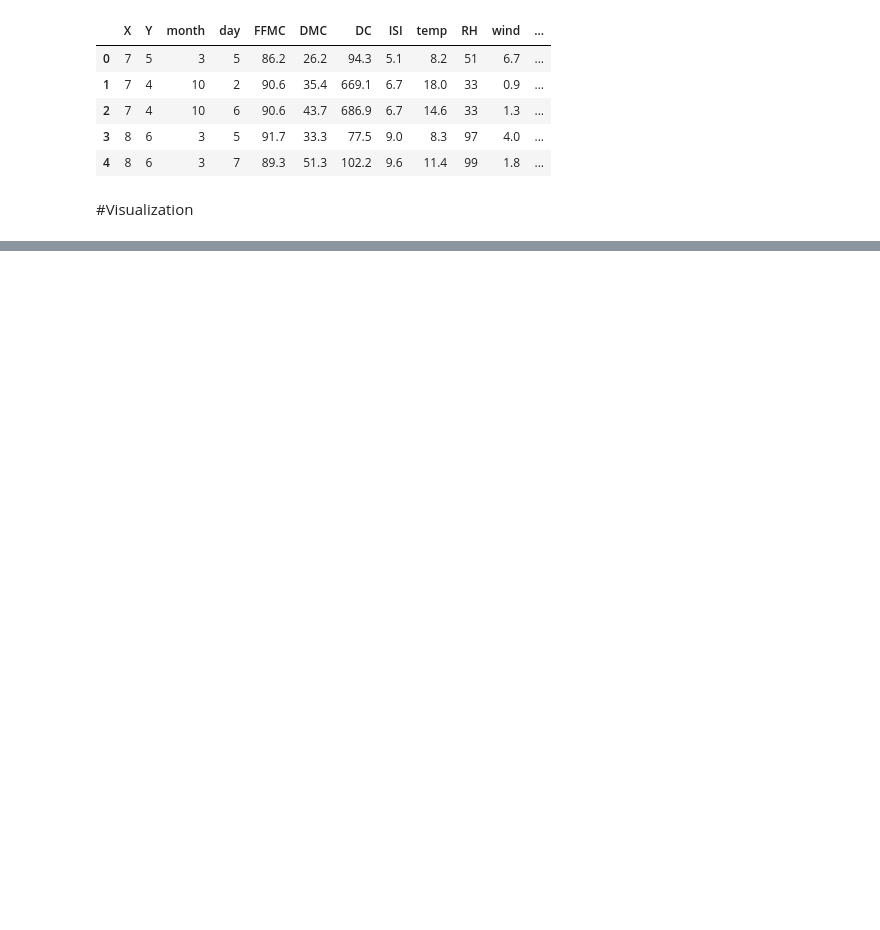
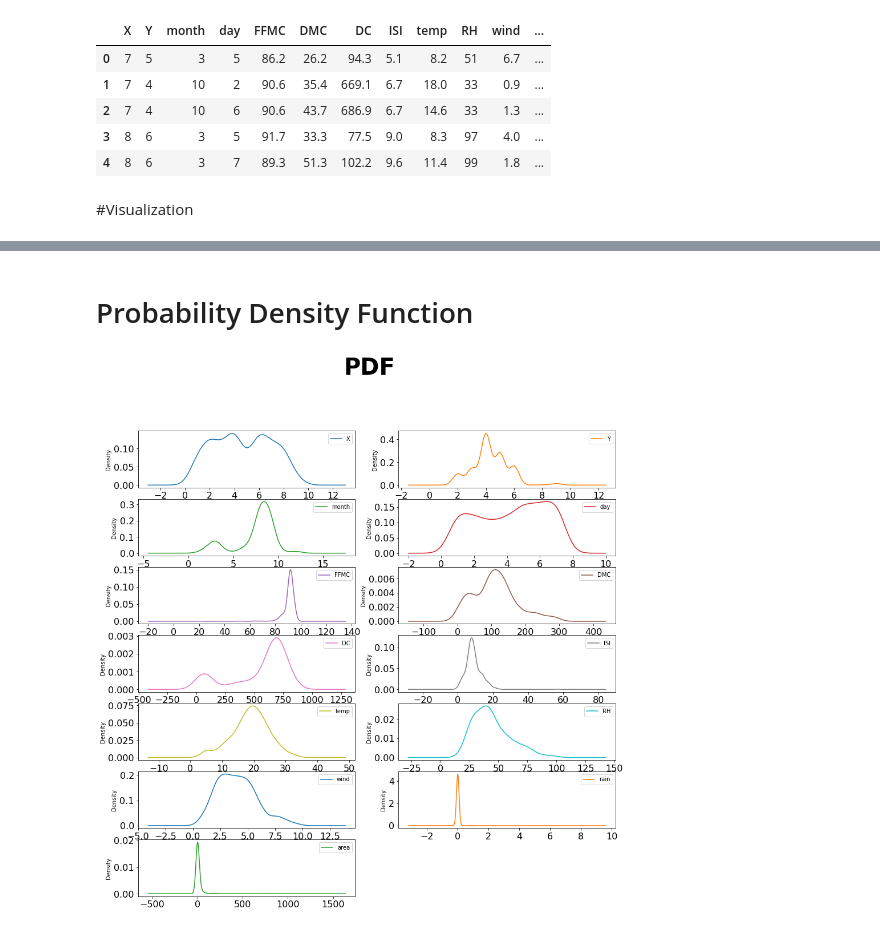
Before and after one commit to gbolahanolumade/ML-Solution, a Jupyter notebook: ML_Solution.ipynb, the cells around one changed output, grey strips where cells are left out. Cells and saved outputs as stored; diff of their text form; code cells hidden in the pictures; blank space fills up the shorter version.

```diff
--- a/ML_Solution.ipynb
+++ b/ML_Solution.ipynb
@@ -105,0 +114,9 @@ df.head()
+# %% [markdown]
+
+# Probability Density Function
+# %%
+df.plot(kind='density', subplots=True, layout=(7,2), sharex=False, fontsize=16, figsize=(15,15))
+plt.suptitle("PDF", y=1.00, fontweight='bold', fontsize=40)
+plt.show()
+# %% [output]
+[figure, added]
```
Also changed, not shown: parts of 1 cell of this notebook.
